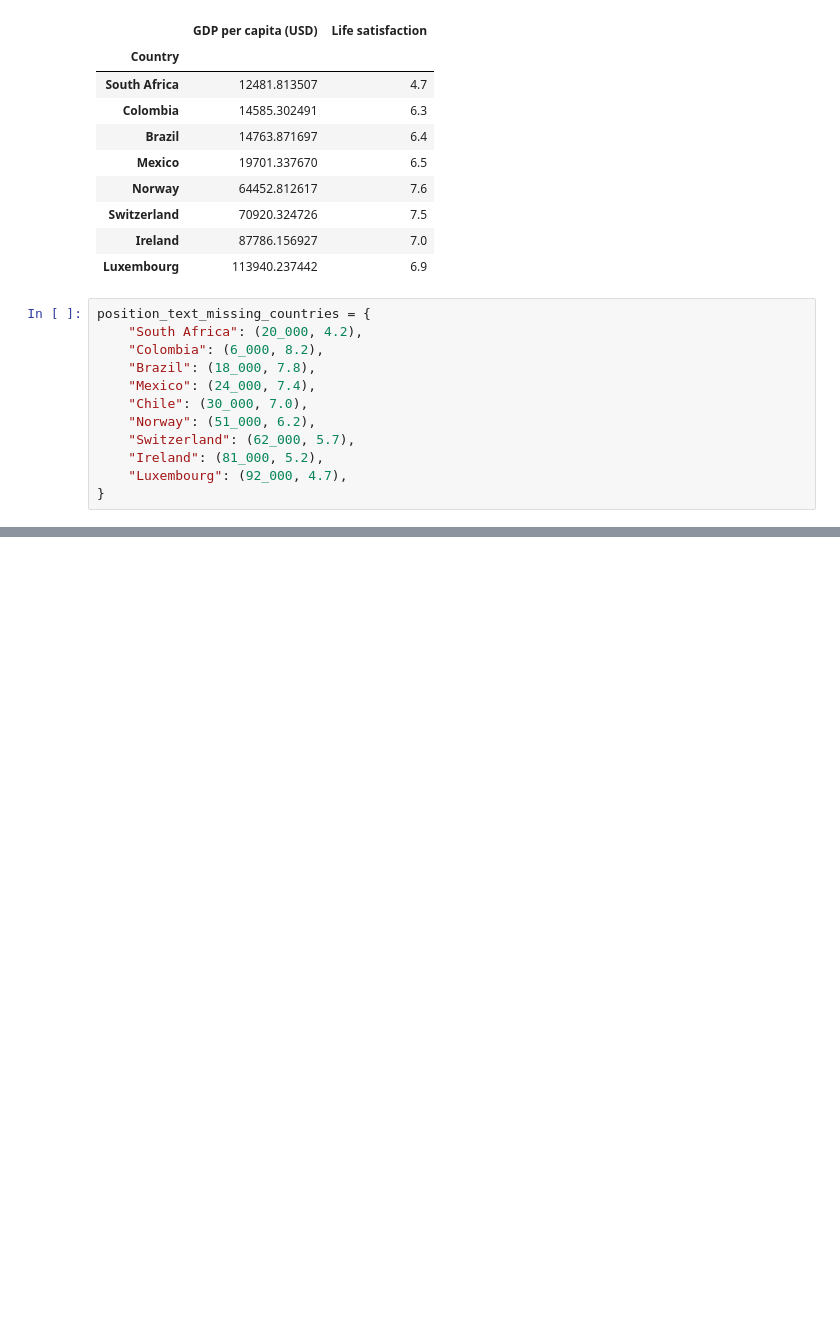
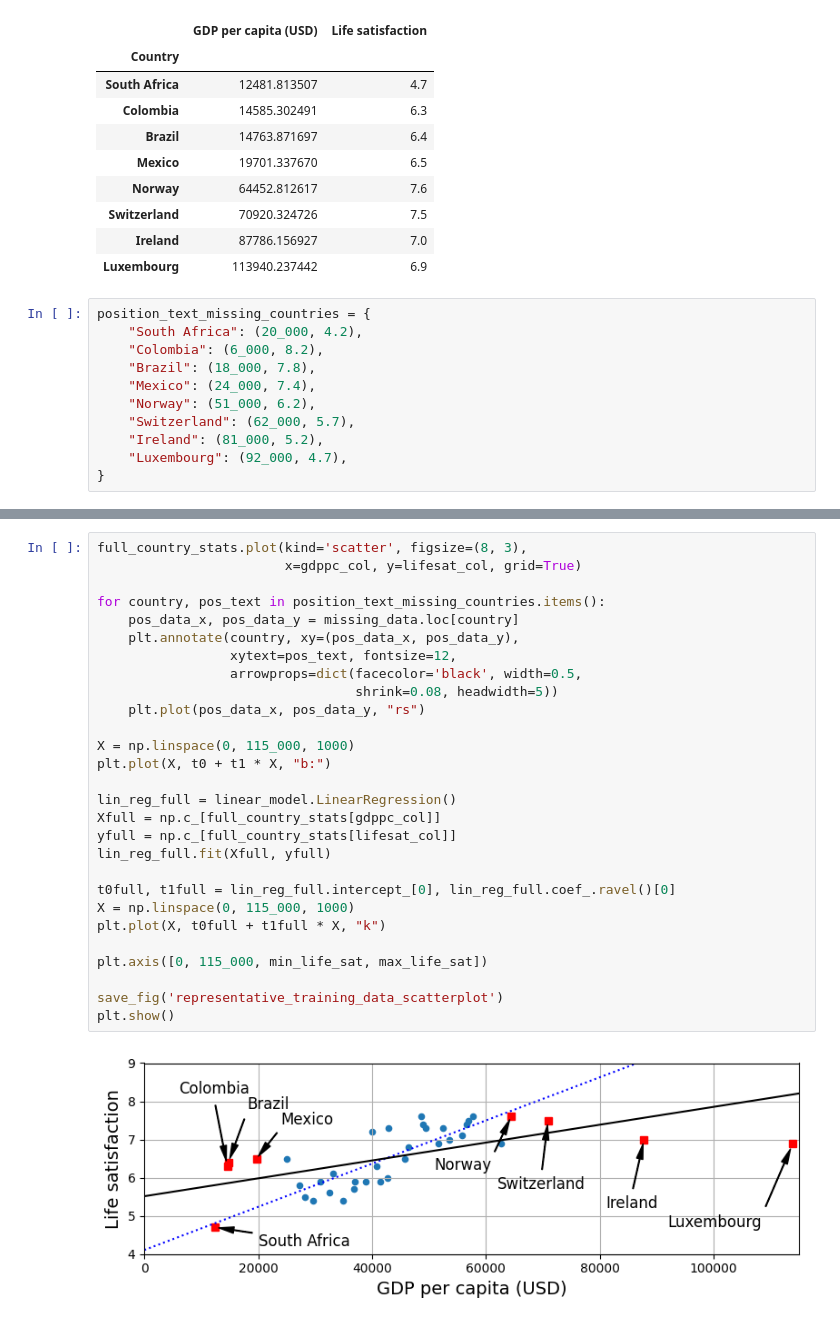
Before and after one commit to shekh-abdullah-ayubi/learn-ML, a Jupyter notebook: ML-fundamentals/01-ML-training.ipynb, the cells around one changed output, grey strips where cells are left out. Cells and saved outputs as stored; diff of their text form; blank space fills up the shorter version.

```diff
--- a/ML-fundamentals/01-ML-training.ipynb
+++ b/ML-fundamentals/01-ML-training.ipynb
@@ -385,7 +385,6 @@ position_text_missing_countries = {
     "Colombia": (6_000, 8.2),
     "Brazil": (18_000, 7.8),
     "Mexico": (24_000, 7.4),
-    "Chile": (30_000, 7.0),
     "Norway": (51_000, 6.2),
     "Switzerland": (62_000, 5.7),
     "Ireland": (81_000, 5.2),
@@ -393,0 +402,30 @@ position_text_missing_countries = {
+# %%
+full_country_stats.plot(kind='scatter', figsize=(8, 3),
+                        x=gdppc_col, y=lifesat_col, grid=True)
+
+for country, pos_text in position_text_missing_countries.items():
+    pos_data_x, pos_data_y = missing_data.loc[country]
+    plt.annotate(country, xy=(pos_data_x, pos_data_y),
+                 xytext=pos_text, fontsize=12,
+                 arrowprops=dict(facecolor='black', width=0.5,
+                                 shrink=0.08, headwidth=5))
+    plt.plot(pos_data_x, pos_data_y, "rs")
+
+X = np.linspace(0, 115_000, 1000)
+plt.plot(X, t0 + t1 * X, "b:")
+
+lin_reg_full = linear_model.LinearRegression()
+Xfull = np.c_[full_country_stats[gdppc_col]]
+yfull = np.c_[full_country_stats[lifesat_col]]
+lin_reg_full.fit(Xfull, yfull)
+
+t0full, t1full = lin_reg_full.intercept_[0], lin_reg_full.coef_.ravel()[0]
+X = np.linspace(0, 115_000, 1000)
+plt.plot(X, t0full + t1full * X, "k")
+
+plt.axis([0, 115_000, min_life_sat, max_life_sat])
+
+save_fig('representative_training_data_scatterplot')
+plt.show()
+# %% [output]
+[figure, added]
```
Also changed, not shown: parts of 9 cells of this notebook, 4 other files.
